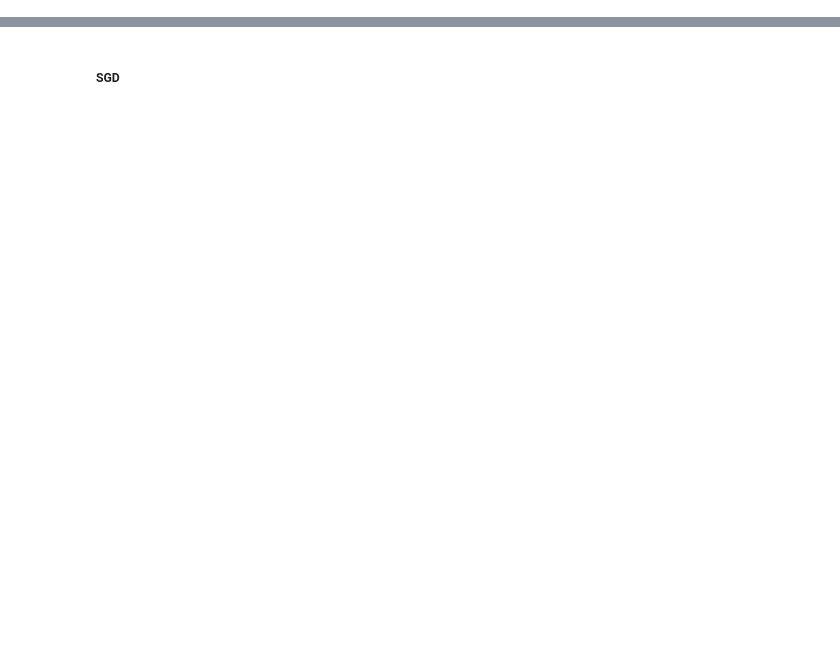
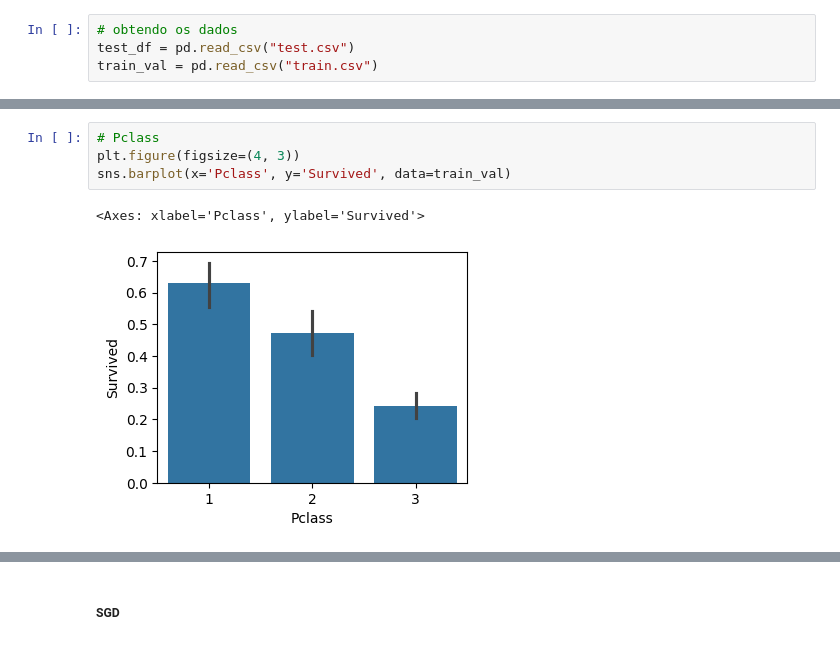
Before and after one commit to BrenoDPS/titanic, a Jupyter notebook: notebooks/titanic.ipynb, the cells around one changed output, grey strips where cells are left out. Saved outputs shown, nothing was run; the diff lists cells and outputs as text; blank space fills up the shorter version.

```diff
--- a/notebooks/titanic.ipynb
+++ b/notebooks/titanic.ipynb
@@ -390,0 +38,4 @@ X_test  = test_df.drop("PassengerId", axis=1).copy()
+# %%
+# obtendo os dados
+test_df = pd.read_csv("test.csv")
+train_val = pd.read_csv("train.csv")
@@ -390,0 +125,7 @@ X_test  = test_df.drop("PassengerId", axis=1).copy()
+# %%
+# Pclass
+plt.figure(figsize=(4, 3))
+sns.barplot(x='Pclass', y='Survived', data=train_val)
+# %% [output]
+<Axes: xlabel='Pclass', ylabel='Survived'>
+[figure, added]
```
Also changed, not shown: parts of 226 cells of this notebook.
